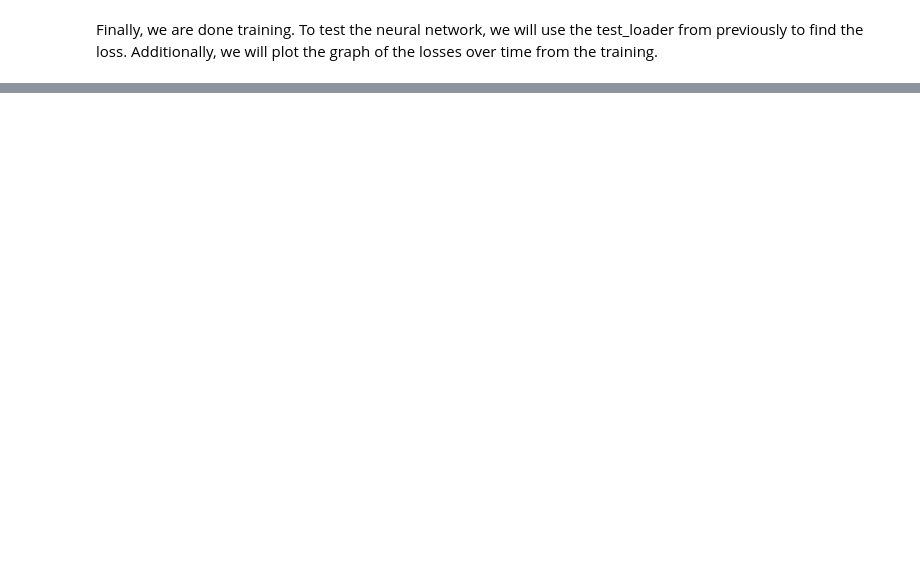
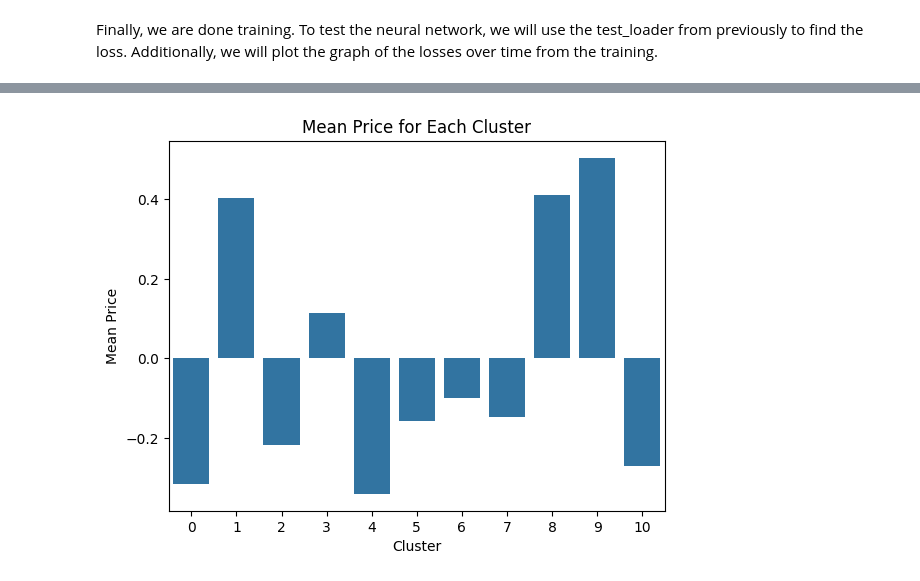
Before and after one commit to Gnaij12/CMSC320-Final-Project, a Jupyter notebook: CMSC320_Final_Project.ipynb, the cells around one changed output, grey strips where cells are left out. Cells and saved outputs as stored; diff of their text form; code cells hidden in the pictures; blank space fills up the shorter version.

```diff
--- a/CMSC320_Final_Project.ipynb
+++ b/CMSC320_Final_Project.ipynb
@@ -531,0 +609,83 @@ Mean Squared Error: 1.5307752843886084
+# %%
+from sklearn.decomposition import PCA
+import pandas as pd
+from sklearn.metrics import silhouette_score
+import seaborn as sns
+import matplotlib.pyplot as plt
+from sklearn.cluster import KMeans
+
+k_cluster = 11
+
+kmeans_final = KMeans(n_clusters=k_cluster, random_state=seed)
+kmeans_final.fit(X)
+cluster_labels = kmeans_final.labels_
+cluster_centers = kmeans_final.cluster_centers_
+
+X_with_clusters = pd.DataFrame(X)
+X_with_clusters.columns = features_df.columns[1:]
+X_with_clusters['Cluster'] = cluster_labels
+
+X_with_clusters['price'] = y
+
+mean_prices = X_with_clusters.groupby('Cluster')['price'].mean()
+# print("Mean Price for Each Cluster:")
+# print(mean_prices)
+# print()
+
+# clusters_summary = X_with_clusters.groupby('Cluster').mean()
+# print("Cluster Summary:")
+# print(clusters_summary)
+
+sns.barplot(x=mean_prices.index, y=mean_prices.values)
+plt.xlabel('Cluster')
+plt.ylabel('Mean Price')
+plt.title('Mean Price for Each Cluster')
+plt.show()
+
+clus1 = X_with_clusters[X_with_clusters['Cluster'] == 1]
+clus1_mean = clus1.drop(['Cluster', 'price'], axis=1).mean()
+
+clus8 = X_with_clusters[X_with_clusters['Cluster'] == 8]
+clus8_mean = clus8.drop(['Cluster', 'price'], axis=1).mean()
+
+clus9 = X_with_clusters[X_with_clusters['Cluster'] == 9]
+clus9_mean = clus9.drop(['Cluster', 'price'], axis=1).mean()
+
+clus0 = X_with_clusters[X_with_clusters['Cluster'] == 0]
+clus0_mean = clus0.drop(['Cluster', 'price'], axis=1).mean()
+
+clus4 = X_with_clusters[X_with_clusters['Cluster'] == 4]
+clus4_mean = clus4.drop(['Cluster', 'price'], axis=1).mean()
+
+plt.figure(figsize=(12, 6))
+sns.barplot(x=clus1_mean.index, y=clus1_mean.values)
+plt.xticks(rotation=50, ha='right', fontsize=10)
+plt.title('Cluster 1')
+plt.show()
+
+
+plt.figure(figsize=(12, 6))
+sns.barplot(x=clus8_mean.index, y=clus8_mean.values)
+plt.xticks(rotation=50, ha='right', fontsize=10)
+plt.title('Cluster 8')
+plt.show()
+
+plt.figure(figsize=(12, 6))
+sns.barplot(x=clus9_mean.index, y=clus9_mean.values)
+plt.xticks(rotation=50, ha='right', fontsize=10)
+plt.title('Cluster 9')
+plt.show()
+
+plt.figure(figsize=(12, 6))
+sns.barplot(x=clus0_mean.index, y=clus0_mean.values)
+plt.xticks(rotation=50, ha='right', fontsize=10)
+plt.title('Cluster 0')
+plt.show()
+
+plt.figure(figsize=(12, 6))
+sns.barplot(x=clus4_mean.index, y=clus4_mean.values)
+plt.xticks(rotation=50, ha='right', fontsize=10)
+plt.title('Cluster 4')
+plt.show()
+# %% [output]
+[figure, added]
```
Also changed, not shown: parts of 31 cells of this notebook, 1 other file.
